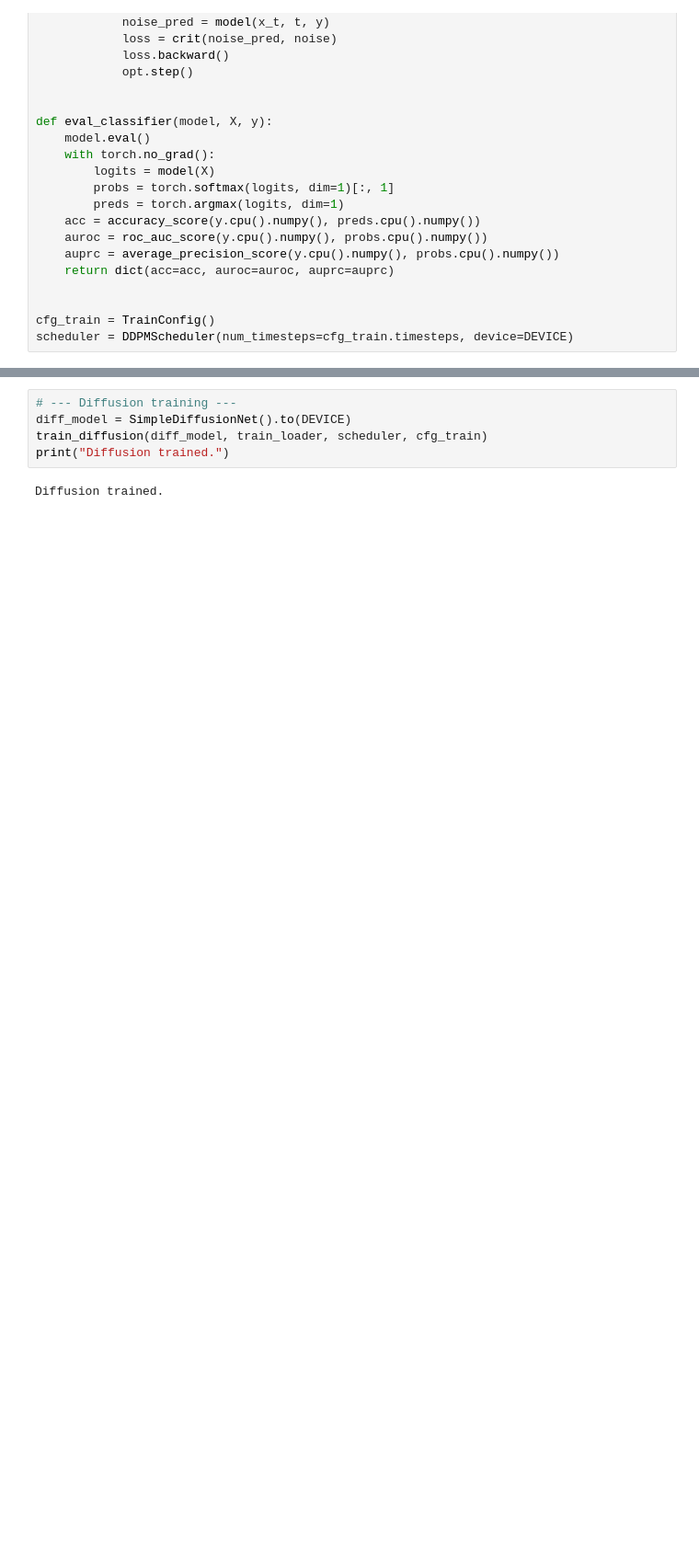
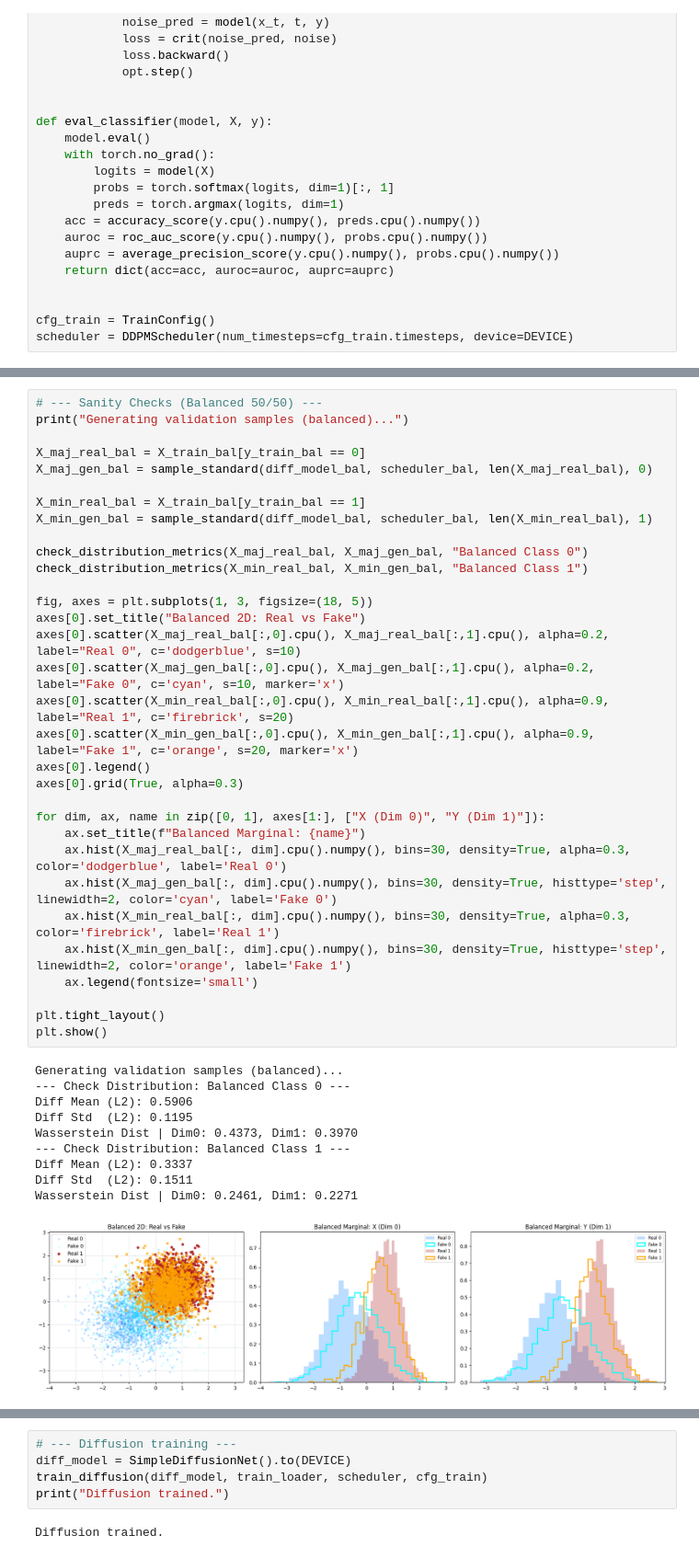
Before and after one commit to issagith/TarDiff, a Jupyter notebook: src/main.ipynb, the cells around one changed output, grey strips where cells are left out. Shown at 92% size. Cells and saved outputs as stored; diff of their text form; blank space fills up the shorter version.

```diff
--- a/src/main.ipynb
+++ b/src/main.ipynb
@@ -311,0 +611,43 @@ scheduler = DDPMScheduler(num_timesteps=cfg_train.timesteps, device=DEVICE)
+# %%
+# --- Sanity Checks (Balanced 50/50) ---
+print("Generating validation samples (balanced)...")
+
+X_maj_real_bal = X_train_bal[y_train_bal == 0]
+X_maj_gen_bal = sample_standard(diff_model_bal, scheduler_bal, len(X_maj_real_bal), 0)
+
+X_min_real_bal = X_train_bal[y_train_bal == 1]
+X_min_gen_bal = sample_standard(diff_model_bal, scheduler_bal, len(X_min_real_bal), 1)
+
+check_distribution_metrics(X_maj_real_bal, X_maj_gen_bal, "Balanced Class 0")
+check_distribution_metrics(X_min_real_bal, X_min_gen_bal, "Balanced Class 1")
+
+fig, axes = plt.subplots(1, 3, figsize=(18, 5))
+axes[0].set_title("Balanced 2D: Real vs Fake")
+axes[0].scatter(X_maj_real_bal[:,0].cpu(), X_maj_real_bal[:,1].cpu(), alpha=0.2, label="Real 0", c='dodgerblue', s=10)
+axes[0].scatter(X_maj_gen_bal[:,0].cpu(), X_maj_gen_bal[:,1].cpu(), alpha=0.2, label="Fake 0", c='cyan', s=10, marker='x')
+axes[0].scatter(X_min_real_bal[:,0].cpu(), X_min_real_bal[:,1].cpu(), alpha=0.9, label="Real 1", c='firebrick', s=20)
+axes[0].scatter(X_min_gen_bal[:,0].cpu(), X_min_gen_bal[:,1].cpu(), alpha=0.9, label="Fake 1", c='orange', s=20, marker='x')
+axes[0].legend()
+axes[0].grid(True, alpha=0.3)
+
+for dim, ax, name in zip([0, 1], axes[1:], ["X (Dim 0)", "Y (Dim 1)"]):
+    ax.set_title(f"Balanced Marginal: {name}")
+    ax.hist(X_maj_real_bal[:, dim].cpu().numpy(), bins=30, density=True, alpha=0.3, color='dodgerblue', label='Real 0')
+    ax.hist(X_maj_gen_bal[:, dim].cpu().numpy(), bins=30, density=True, histtype='step', linewidth=2, color='cyan', label='Fake 0')
+    ax.hist(X_min_real_bal[:, dim].cpu().numpy(), bins=30, density=True, alpha=0.3, color='firebrick', label='Real 1')
+    ax.hist(X_min_gen_bal[:, dim].cpu().numpy(), bins=30, density=True, histtype='step', linewidth=2, color='orange', label='Fake 1')
+    ax.legend(fontsize='small')
+
+plt.tight_layout()
+plt.show()
+# %% [output]
+Generating validation samples (balanced)...
+--- Check Distribution: Balanced Class 0 ---
+Diff Mean (L2): 0.5906
+Diff Std  (L2): 0.1195
+Wasserstein Dist | Dim0: 0.4373, Dim1: 0.3970
+--- Check Distribution: Balanced Class 1 ---
+Diff Mean (L2): 0.3337
+Diff Std  (L2): 0.1511
+Wasserstein Dist | Dim0: 0.2461, Dim1: 0.2271
+[figure, added]
```
Also changed, not shown: parts of 30 cells of this notebook.
